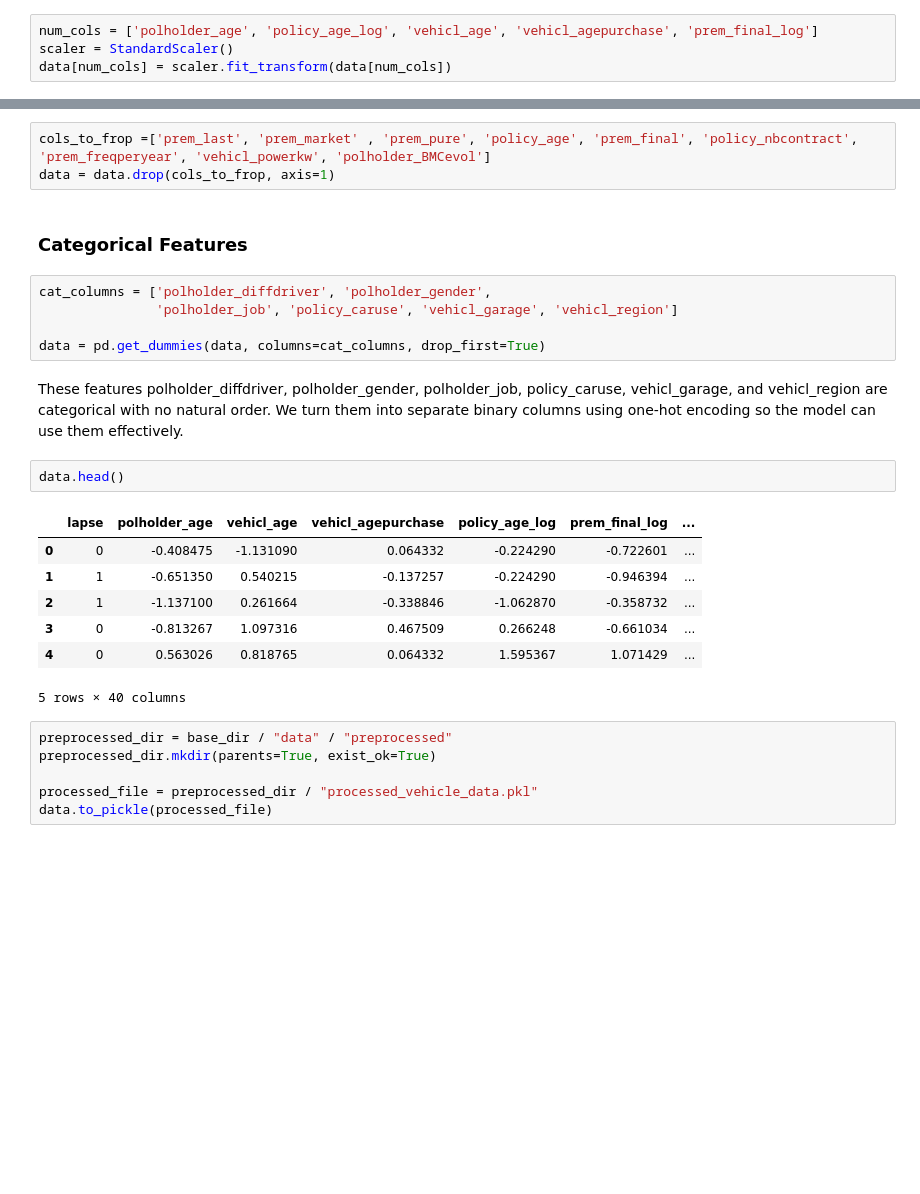
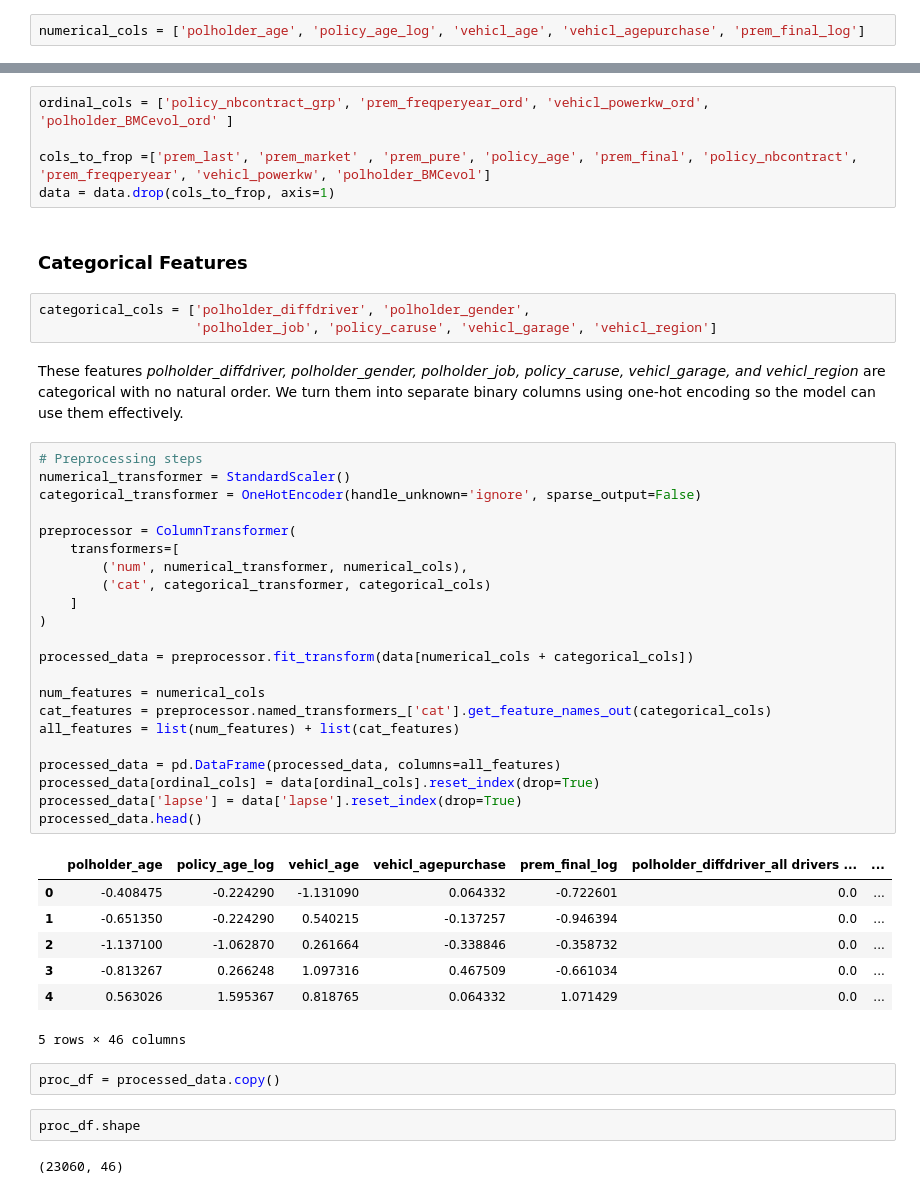
Before and after one commit to Iam-Mak/vehicle-policy-lapse-prediction, a Jupyter notebook: notebook/2_Model_Training.ipynb, the cells around one changed output, grey strips where cells are left out. Saved outputs shown, nothing was run; the diff lists cells and outputs as text; blank space fills up the shorter version.

Commit message:
Data Preprocessing 2.0

```diff
--- a/notebook/2_Feature_Eng.ipynb
+++ b/notebook/2_Model_Training.ipynb
@@ -31,10 +32,8 @@ data = eudirectlapse_data.copy()
 # %%
 data['policy_age_log'] = np.log1p(data['policy_age'])
 data['prem_final_log'] = np.log1p(data['prem_final'])
-# %%
-num_cols = ['polholder_age', 'policy_age_log', 'vehicl_age', 'vehicl_agepurchase', 'prem_final_log']
-scaler = StandardScaler()
-data[num_cols] = scaler.fit_transform(data[num_cols])
+# %%
+numerical_cols = ['polholder_age', 'policy_age_log', 'vehicl_age', 'vehicl_agepurchase', 'prem_final_log']
 # %% [markdown]
 ### Ordinal Feature
 # %%
@@ -136,30 +135,50 @@ data['polholder_BMCevol_ord'] = data['polholder_BMCevol'].map(bmc_map)
 # %% [markdown]
 **polholder_BMCevol**: This feature shows the evolution of the policyholder’s bonus malus class. The values have a natural order (down < stable < up), so I convert them to numeric codes (0, 1, 2) to reflect this order. This helps the model understand the direction of change while keeping the feature simple and interpretable.
 # %%
+ordinal_cols = ['policy_nbcontract_grp', 'prem_freqperyear_ord', 'vehicl_powerkw_ord', 'polholder_BMCevol_ord' ]
+
 cols_to_frop =['prem_last', 'prem_market' , 'prem_pure', 'policy_age', 'prem_final', 'policy_nbcontract', 'prem_freqperyear', 'vehicl_powerkw', 'polholder_BMCevol']
 data = data.drop(cols_to_frop, axis=1)
 # %% [markdown]
 ### Categorical Features
 # %%
-cat_columns = ['polholder_diffdriver', 'polholder_gender',
-               'polholder_job', 'policy_caruse', 'vehicl_garage', 'vehicl_region']
-
-data = pd.get_dummies(data, columns=cat_columns, drop_first=True)
+categorical_cols = ['polholder_diffdriver', 'polholder_gender',
+                    'polholder_job', 'policy_caruse', 'vehicl_garage', 'vehicl_region']
 # %% [markdown]
-These features  polholder_diffdriver, polholder_gender, polholder_job, policy_caruse, vehicl_garage, and vehicl_region  are categorical with no natural order. We turn them into separate binary columns using one-hot encoding so the model can use them effectively.
+These features *polholder_diffdriver, polholder_gender, polholder_job, policy_caruse, vehicl_garage, and vehicl_region*  are categorical with no natural order. We turn them into separate binary columns using one-hot encoding so the model can use them effectively.
+# %%
+# Preprocessing steps
+numerical_transformer = StandardScaler()
+categorical_transformer = OneHotEncoder(handle_unknown='ignore', sparse_output=False)
+
+preprocessor = ColumnTransformer(
+    transformers=[
+        ('num', numerical_transformer, numerical_cols),
+        ('cat', categorical_transformer, categorical_cols)
+    ]
+)
+
+processed_data = preprocessor.fit_transform(data[numerical_cols + categorical_cols])
+
+num_features = numerical_cols
+cat_features = preprocessor.named_transformers_['cat'].get_feature_names_out(categorical_cols)
+all_features = list(num_features) + list(cat_features)
+
+processed_data = pd.DataFrame(processed_data, columns=all_features)
+processed_data[ordinal_cols] = data[ordinal_cols].reset_index(drop=True)
+processed_data['lapse'] = data['lapse'].reset_index(drop=True)
+processed_data.head()
+# %% [output]
+|  | polholder_age | policy_age_log | vehicl_age | vehicl_agepurchase | prem_final_log | polholder_diffdriver_all drivers ... | ... |
+| 0 | -0.408475 | -0.224290 | -1.131090 | 0.064332 | -0.722601 | 0.0 | ... |
+| 1 | -0.651350 | -0.224290 | 0.540215 | -0.137257 | -0.946394 | 0.0 | ... |
+| 2 | -1.137100 | -1.062870 | 0.261664 | -0.338846 | -0.358732 | 0.0 | ... |
+| 3 | -0.813267 | 0.266248 | 1.097316 | 0.467509 | -0.661034 | 0.0 | ... |
+| 4 | 0.563026 | 1.595367 | 0.818765 | 0.064332 | 1.071429 | 0.0 | ... |
+5 rows × 46 columns
 # %%
-data.head()
+proc_df = processed_data.copy()
-# %% [output]
-|  | lapse | polholder_age | vehicl_age | vehicl_agepurchase | policy_age_log | prem_final_log | ... |
-| 0 | 0 | -0.408475 | -1.131090 | 0.064332 | -0.224290 | -0.722601 | ... |
-| 1 | 1 | -0.651350 | 0.540215 | -0.137257 | -0.224290 | -0.946394 | ... |
-| 2 | 1 | -1.137100 | 0.261664 | -0.338846 | -1.062870 | -0.358732 | ... |
-| 3 | 0 | -0.813267 | 1.097316 | 0.467509 | 0.266248 | -0.661034 | ... |
-| 4 | 0 | 0.563026 | 0.818765 | 0.064332 | 1.595367 | 1.071429 | ... |
-5 rows × 40 columns
-# %%
-preprocessed_dir = base_dir / "data" / "preprocessed"
-preprocessed_dir.mkdir(parents=True, exist_ok=True)
-
-processed_file = preprocessed_dir / "processed_vehicle_data.pkl"
-data.to_pickle(processed_file)
+# %%
+proc_df.shape
+# %% [output]
+(23060, 46)
```
Also changed, not shown: parts of 1 cell of this notebook, 3 other files.
